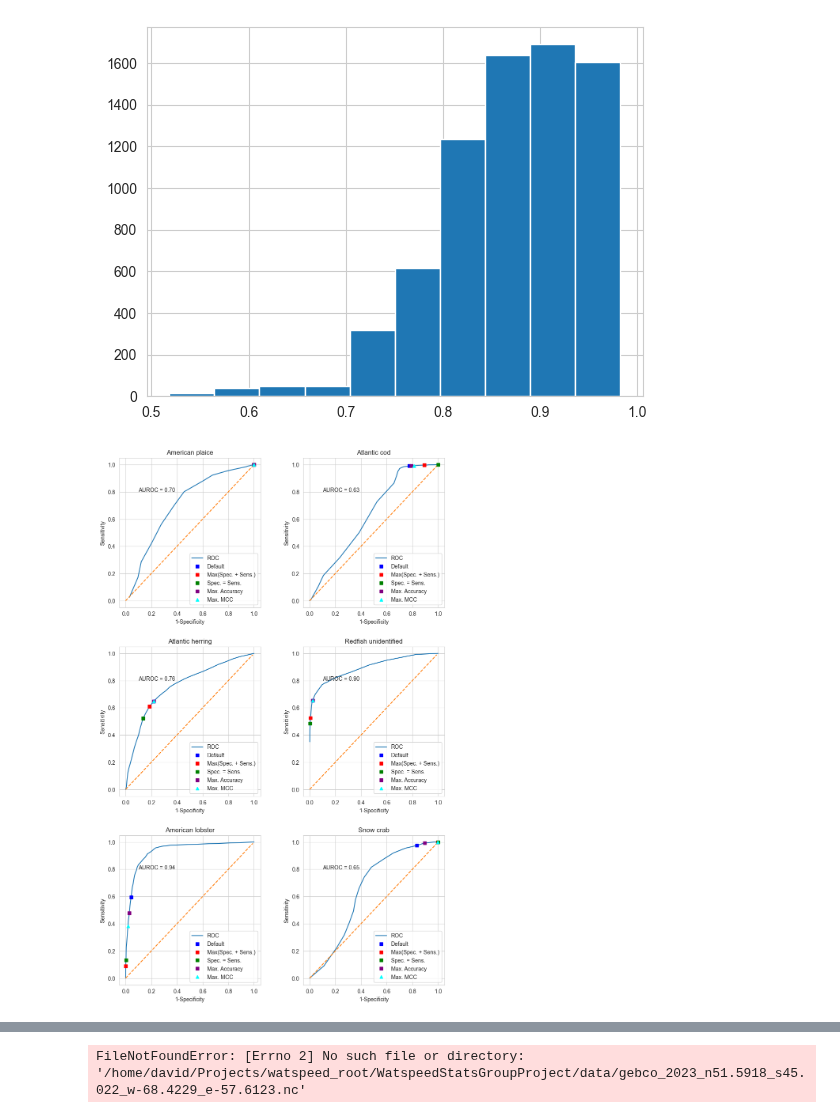
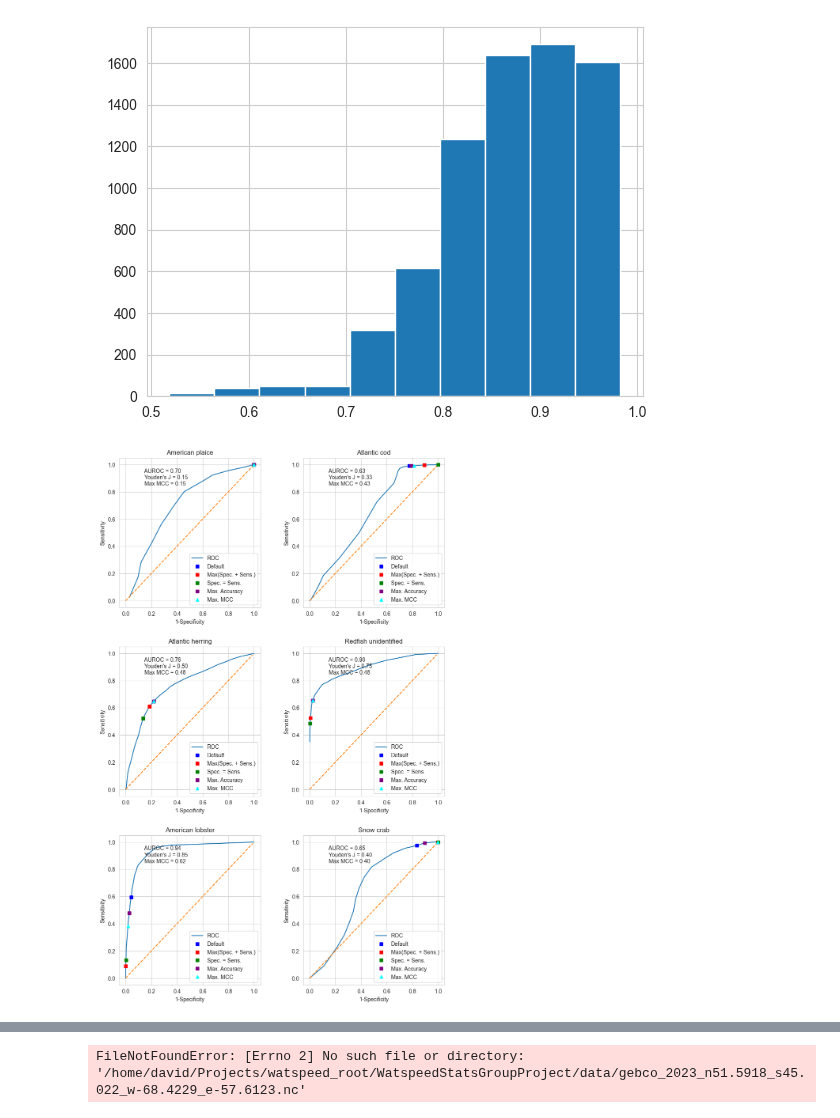
Before and after one commit to davjfish/WatspeedStatsGroupProject, a Jupyter notebook: analysis/Logistic_regression.ipynb, the cells around one changed output, grey strips where cells are left out. Saved outputs shown, nothing was run; the diff lists cells and outputs as text; code cells hidden in the pictures.

```diff
--- a/analysis/Logistic_regression.ipynb
+++ b/analysis/Logistic_regression.ipynb
@@ -321,9 +321,13 @@ def plot_roc(ax, species):
         spec = (1. * tn) / (tn + fp)
 
         # Calculate ACC and MCC
-        acc = (tp + tn) / np.sum(conf_mat)
-        mcc = (tp * tn - fp * fn) / np.sqrt((tp + fp) * (tp + fn) * (tn + fp) * (tn + fn))
-
+        if tn and fp:
+            # print(tn, fp, fn, tp)
+            acc = (tp + tn) / np.sum(conf_mat)
+            mcc = (tp * tn - fp * fn) / np.sqrt((tp + fp) * (tp + fn) * (tn + fp) * (tn + fn))
+        else:
+            acc=np.nan
+            mcc=np.nan
         # Add to containers
         sensitivity.append(sens)
         specificity.append(spec)
@@ -366,32 +370,37 @@ def plot_roc(ax, species):
              roc.sensitivity[idx_default_th],
              's', color='blue',
              label='Default')
 
     ax.plot(roc._specificity[idx_youdensj],
              roc.sensitivity[idx_youdensj],
              's', color='red',
              label='Max(Spec. + Sens.)')
 
     ax.plot(roc._specificity[idx_balance],
              roc.sensitivity[idx_balance],
              's', color='green',
              label='Spec. = Sens.')
 
     ax.plot(roc._specificity[idx_maxacc],
              roc.sensitivity[idx_maxacc],
              's', color='purple',
              label='Max. Accuracy')
 
     ax.plot(roc._specificity[idx_maxmcc],
              roc.sensitivity[idx_maxmcc],
              '^', color='cyan',
              label='Max. MCC')
 
     ax.legend(loc=4)
-    ax.text(x=0.1,y=0.8, s=f"AUROC = {auc:.2f}")
+    ax.text(x=0.1,y=0.8, s=f"""
+    AUROC = {auc:.2f}
+    Youden's J = {roc.discret_thr[idx_youdensj]:.2f}
+    Max MCC = {roc.discret_thr[idx_maxmcc]:.2f}
+    """, fontsize=10)
     # print("Area under ROC curve = %1.2f" )
 
 for i in range(0, 6):
     plot_roc(axs[i], species_list[i])
+# plot_roc(axs[i], species_list[1])
 # %% [output]
-[figure, old version]
+[figure, new version]
```
Also changed, not shown: parts of 11 cells of this notebook, 1 other file.
